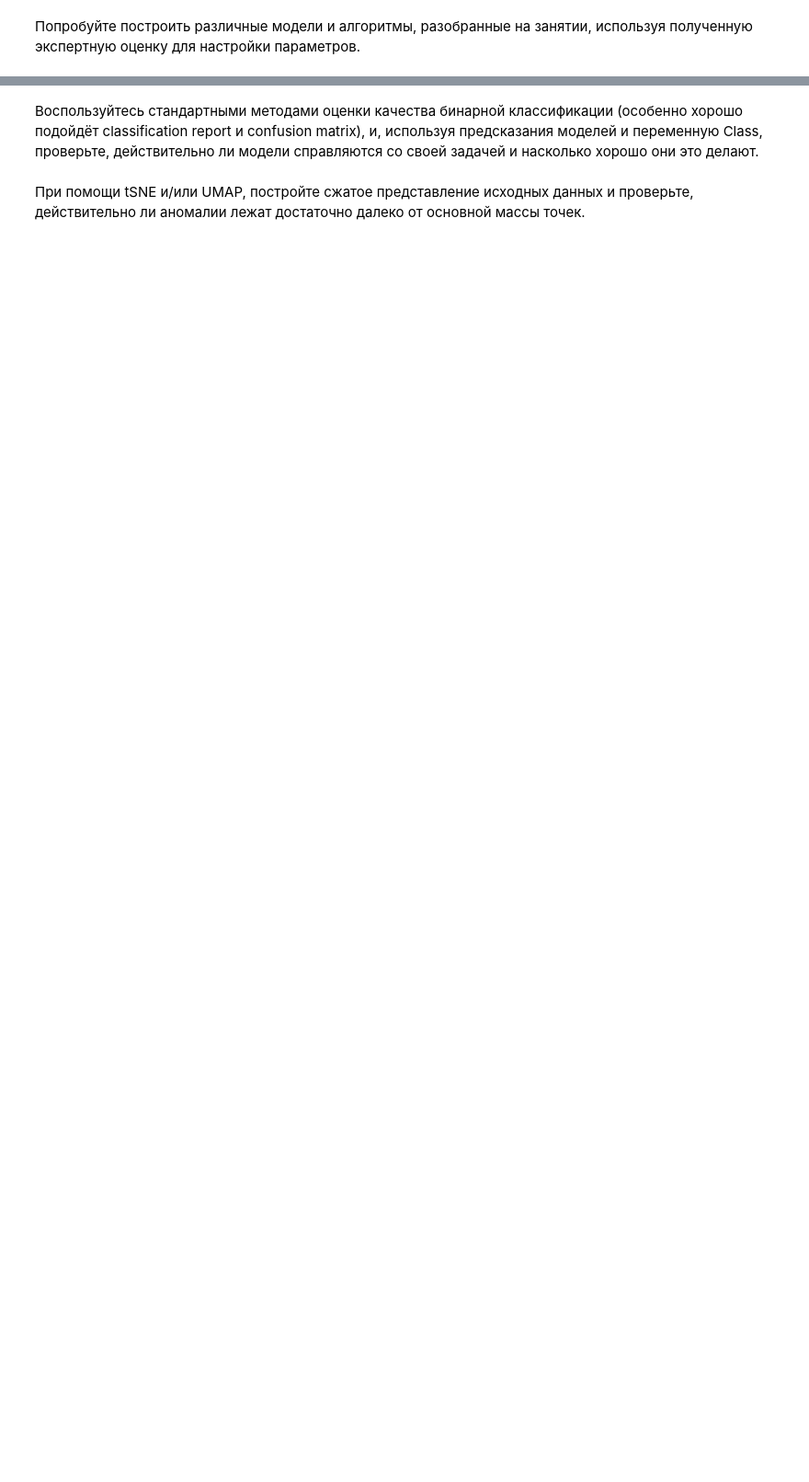
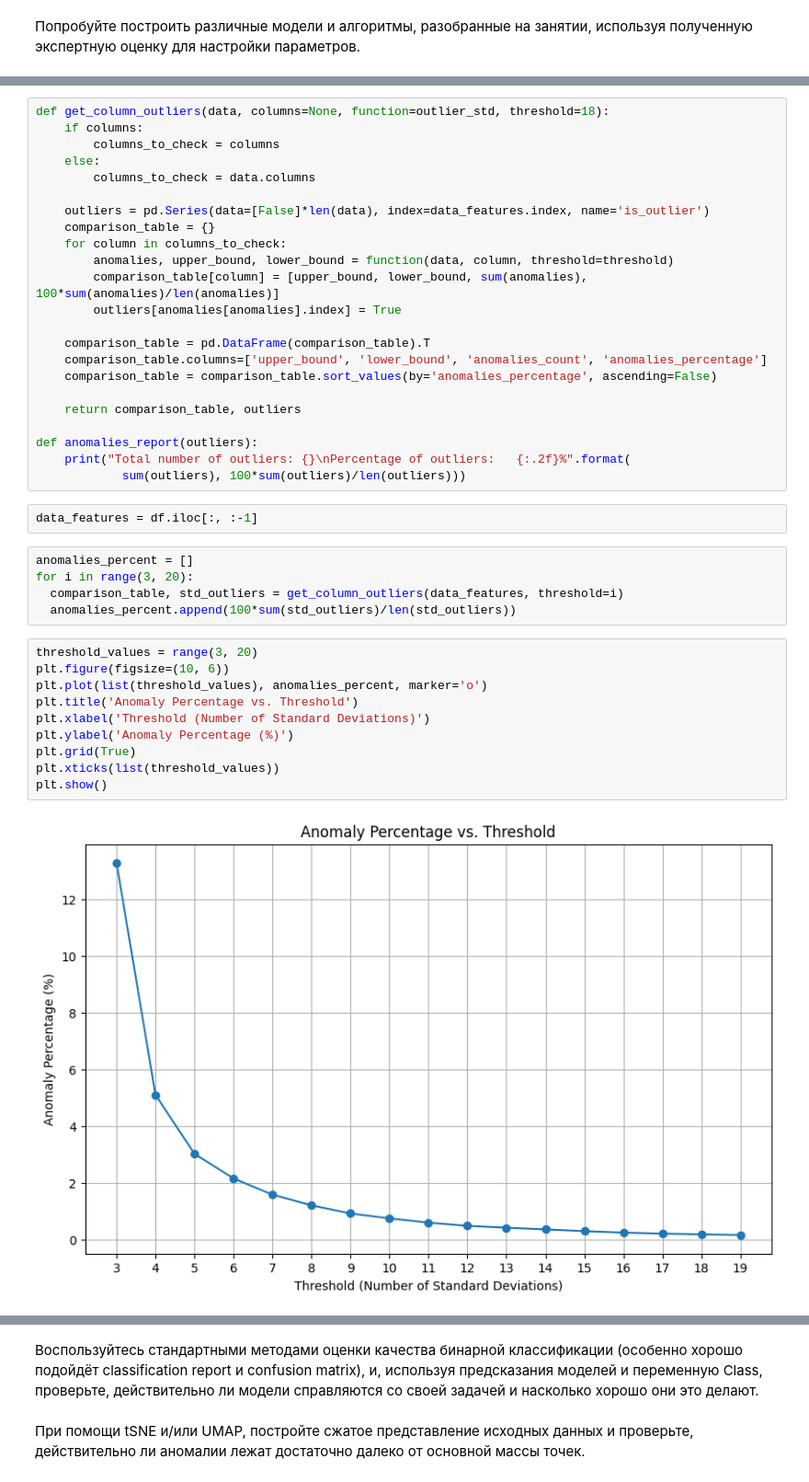
Before and after one commit to Evans-Sense/pet, a Jupyter notebook: Hometask_3_MLPro2025.ipynb, the cells around one changed output, grey strips where cells are left out. Shown at 92% size. Drawn from its saved outputs; the diff is of its cells as text; blank space fills up the shorter version.

```diff
--- a/Hometask_3_MLPro2025.ipynb
+++ b/Hometask_3_MLPro2025.ipynb
@@ -146,0 +174,42 @@ print("Annomalies percent: {class_0 / class_1}")
+# %%
+def get_column_outliers(data, columns=None, function=outlier_std, threshold=18):
+    if columns:
+        columns_to_check = columns
+    else:
+        columns_to_check = data.columns
+
+    outliers = pd.Series(data=[False]*len(data), index=data_features.index, name='is_outlier')
+    comparison_table = {}
+    for column in columns_to_check:
+        anomalies, upper_bound, lower_bound = function(data, column, threshold=threshold)
+        comparison_table[column] = [upper_bound, lower_bound, sum(anomalies), 100*sum(anomalies)/len(anomalies)]
+        outliers[anomalies[anomalies].index] = True
+
+    comparison_table = pd.DataFrame(comparison_table).T
+    comparison_table.columns=['upper_bound', 'lower_bound', 'anomalies_count', 'anomalies_percentage']
+    comparison_table = comparison_table.sort_values(by='anomalies_percentage', ascending=False)
+
+    return comparison_table, outliers
+
+def anomalies_report(outliers):
+    print("Total number of outliers: {}\nPercentage of outliers:   {:.2f}%".format(
+            sum(outliers), 100*sum(outliers)/len(outliers)))
+# %%
+data_features = df.iloc[:, :-1]
+# %%
+anomalies_percent = []
+for i in range(3, 20):
+  comparison_table, std_outliers = get_column_outliers(data_features, threshold=i)
+  anomalies_percent.append(100*sum(std_outliers)/len(std_outliers))
+# %%
+threshold_values = range(3, 20)
+plt.figure(figsize=(10, 6))
+plt.plot(list(threshold_values), anomalies_percent, marker='o')
+plt.title('Anomaly Percentage vs. Threshold')
+plt.xlabel('Threshold (Number of Standard Deviations)')
+plt.ylabel('Anomaly Percentage (%)')
+plt.grid(True)
+plt.xticks(list(threshold_values))
+plt.show()
+# %% [output]
+[figure, added]
```
Also changed, not shown: parts of 19 cells of this notebook.
